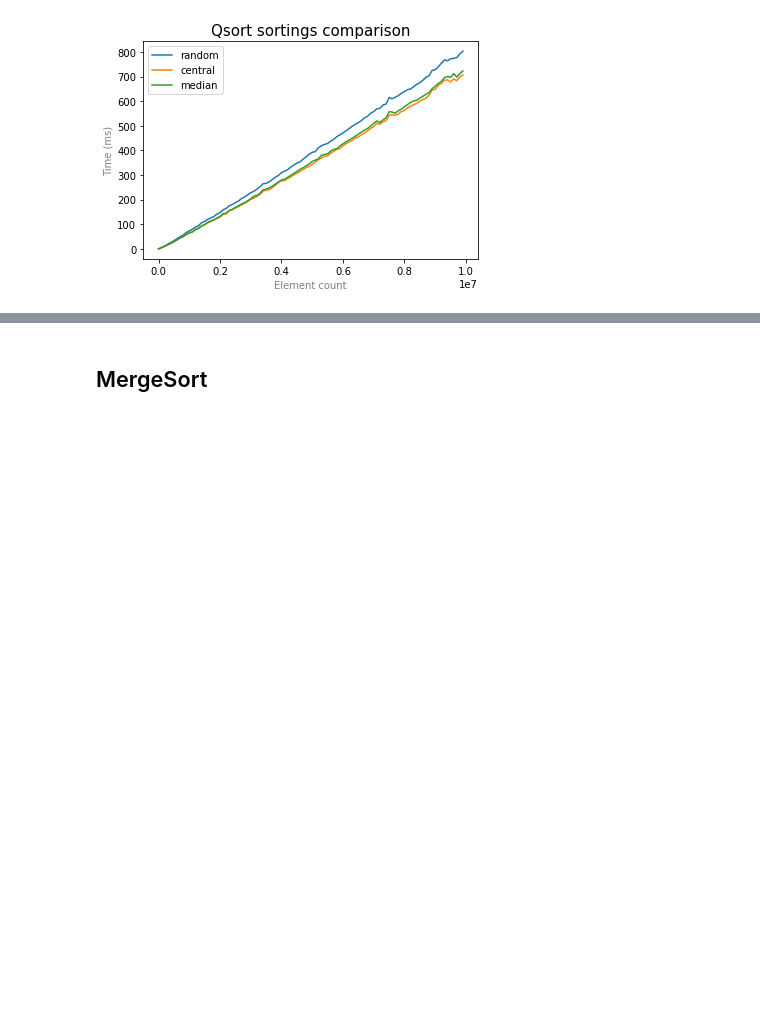
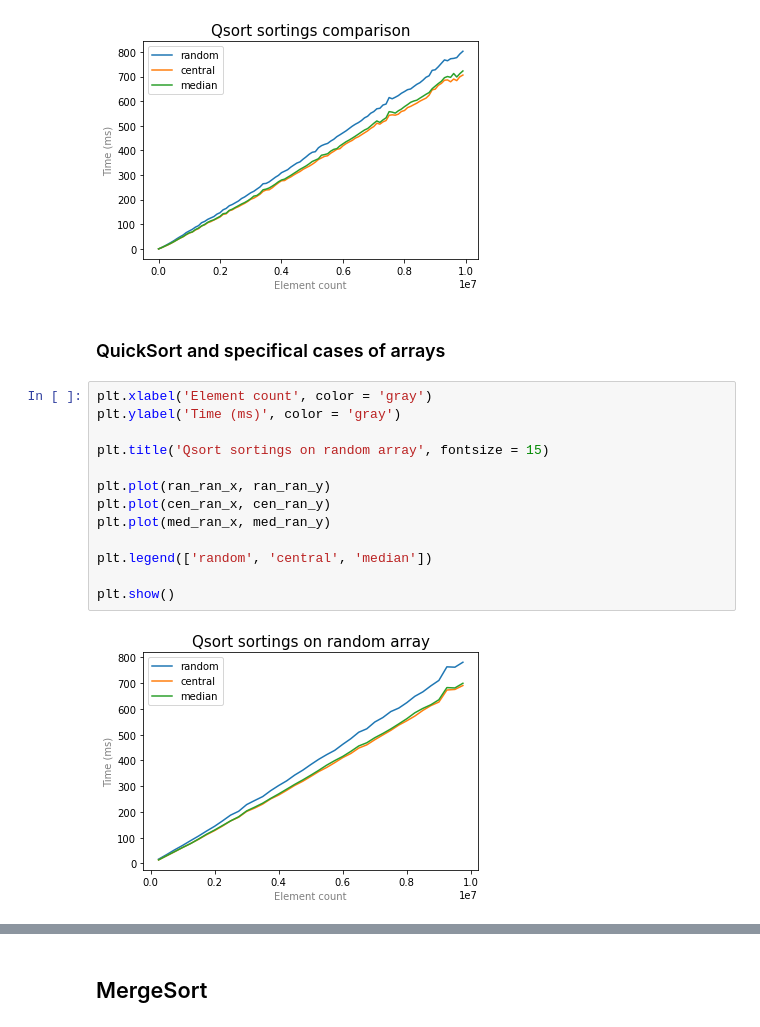
Before and after one commit to sqiportinhsa/NoLabs, a Jupyter notebook: sorting/plots/plots.ipynb, the cells around one changed output, grey strips where cells are left out. Drawn from its saved outputs; the diff is of its cells as text; blank space fills up the shorter version.

Commit message:
add more qsort benchmarks

```diff
--- a/sorting/plots/plots.ipynb
+++ b/sorting/plots/plots.ipynb
@@ -243,3 +318,20 @@ plt.legend(['random', 'central', 'median'])
 plt.show()
 # %% [output]
 [figure]
+# %% [markdown]
+### QuickSort and specifical cases of arrays
+# %%
+plt.xlabel('Element count', color = 'gray')
+plt.ylabel('Time (ms)', color = 'gray')
+
+plt.title('Qsort sortings on random array', fontsize = 15)
+
+plt.plot(ran_ran_x, ran_ran_y)
+plt.plot(cen_ran_x, cen_ran_y)
+plt.plot(med_ran_x, med_ran_y)
+
+plt.legend(['random', 'central', 'median'])
+
+plt.show()
+# %% [output]
+[figure, added]
```
Also changed, not shown: parts of 7 cells of this notebook, 10 other files.
